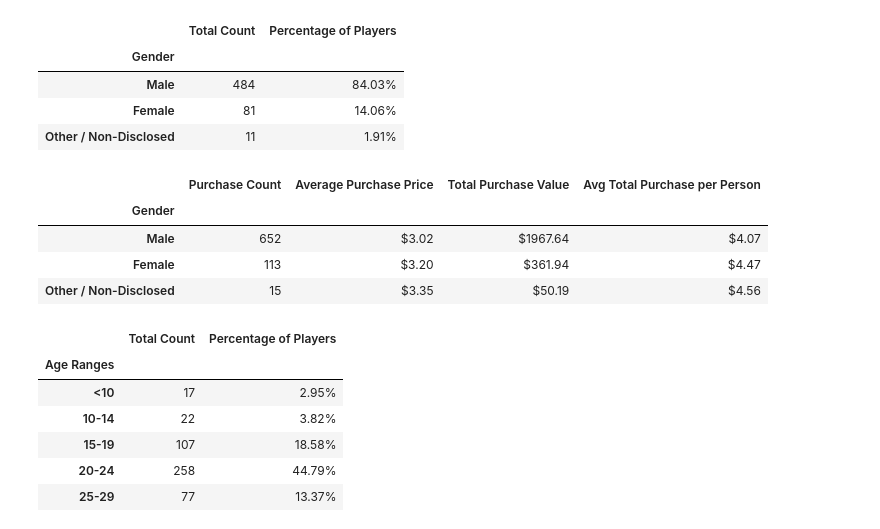
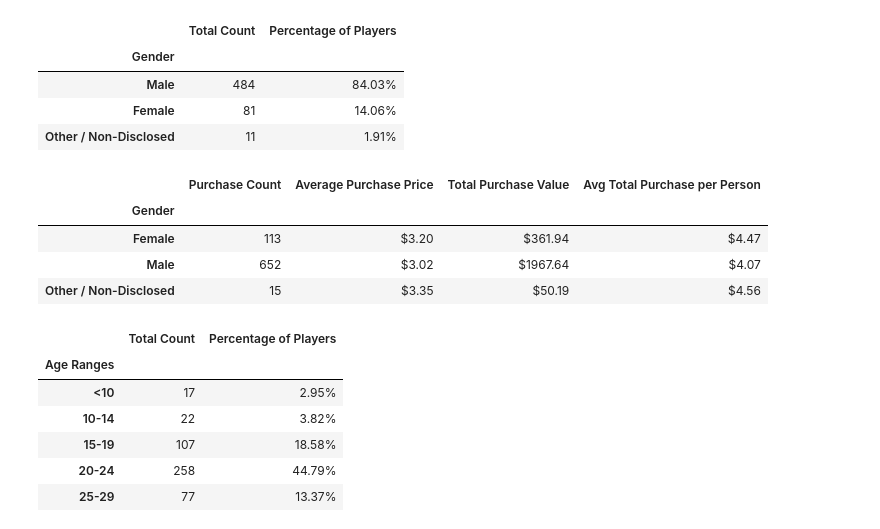
Before and after one commit to hannahduncan/pandas-challenge, a Jupyter notebook: HeroesOfPymoli/main.ipynb, the cells around one changed output. Drawn from its saved outputs; the diff is of its cells as text; code cells hidden in the pictures.

```diff
--- a/HeroesOfPymoli/main.ipynb
+++ b/HeroesOfPymoli/main.ipynb
@@ -129,39 +127,51 @@ gender_df
 | Other / Non-Disclosed | 11 | 1.91% |
 # %%
 #Purchasing Analysis (Gender)
+
+#Group game_df by Gender to produce Purchase Count
+gender_grouped_df = game_df.groupby("Gender")
+gender_grouped_df = gender_grouped_df.count()
+gender_grouped_df = gender_grouped_df.drop(["Purchase ID","Age","Item Name","Price","Item ID"],1)
+gender_grouped_df = gender_grouped_df.rename(columns={"SN":"Purchase Count"})
+
+#Locate each gender on game_df, then do calculations for avg, total, and avg total purchase
+
 malePurchases_df = game_df.loc[game_df["Gender"]=="Male",:]
 malePurchases = malePurchases_df["Item Name"].count()
 avgMalePrice = round(malePurchases_df["Price"].mean(),2)
 totalMalePrice = round(malePurchases_df["Price"].sum(),2)
 avgPricePerMale = round(totalMalePrice/maleCount,2)
 
 femalePurchases_df = game_df.loc[game_df["Gender"]=="Female",:]
 femalePurchases = femalePurchases_df["Item Name"].count()
 avgFemalePrice = round(femalePurchases_df["Price"].mean(),2)
 totalFemalePrice = round(femalePurchases_df["Price"].sum(),2)
 avgPricePerFemale = round(totalFemalePrice/femaleCount,2)
 
 otherPurchases_df = game_df.loc[game_df["Gender"]=="Other / Non-Disclosed",:]
 otherPurchases = otherPurchases_df["Item Name"].count()
 avgOtherPrice = round(otherPurchases_df["Price"].mean(),2)
 totalOtherPrice = round(otherPurchases_df["Price"].sum(),2)
 avgPricePerOther = round(totalOtherPrice/otherCount,2)
 
-gender_purchase_dicts = [{"Purchase Count": malePurchases, "Gender": "Male", "Average Purchase Price":avgMalePrice, "Total Purchase Value":totalMalePrice, "Avg Total Purchase per Person":avgPricePerMale},
-                        {"Purchase Count": femalePurchases, "Gender": "Female", "Average Purchase Price":avgFemalePrice, "Total Purchase Value":totalFemalePrice, "Avg Total Purchase per Person":avgPricePerFemale},
-                        {"Purchase Count": otherPurchases, "Gender": "Other / Non-Disclosed", "Average Purchase Price":avgOtherPrice, "Total Purchase Value":totalOtherPrice, "Avg Total Purchase per Person":avgPricePerOther}]
+#Store data into pandas DataFrame
+
+gender_purchase_dicts = [{"Gender": "Male", "Average Purchase Price":avgMalePrice, "Total Purchase Value":totalMalePrice, "Avg Total Purchase per Person":avgPricePerMale},
+                        {"Gender": "Female", "Average Purchase Price":avgFemalePrice, "Total Purchase Value":totalFemalePrice, "Avg Total Purchase per Person":avgPricePerFemale},
+                        {"Gender": "Other / Non-Disclosed", "Average Purchase Price":avgOtherPrice, "Total Purchase Value":totalOtherPrice, "Avg Total Purchase per Person":avgPricePerOther}]
 gender_purchase_df = pd.DataFrame(gender_purchase_dicts)
 gender_purchase_df = gender_purchase_df.set_index("Gender")
+grouped_gender_purchase_df = pd.merge(gender_grouped_df, gender_purchase_df, on = "Gender")
 
-gender_purchase_df["Average Purchase Price"] = gender_purchase_df["Average Purchase Price"].map("${:.2f}".format)
-gender_purchase_df["Total Purchase Value"] = gender_purchase_df["Total Purchase Value"].map("${:.2f}".format)
-gender_purchase_df["Avg Total Purchase per Person"] = gender_purchase_df["Avg Total Purchase per Person"].map("${:.2f}".format)
-gender_purchase_df
+grouped_gender_purchase_df["Average Purchase Price"] = grouped_gender_purchase_df["Average Purchase Price"].map("${:.2f}".format)
+grouped_gender_purchase_df["Total Purchase Value"] = grouped_gender_purchase_df["Total Purchase Value"].map("${:.2f}".format)
+grouped_gender_purchase_df["Avg Total Purchase per Person"] = grouped_gender_purchase_df["Avg Total Purchase per Person"].map("${:.2f}".format)
+grouped_gender_purchase_df
 # %% [output]
 |  | Purchase Count | Average Purchase Price | Total Purchase Value | Avg Total Purchase per Person |
 | Gender |  |  |  |  |
+| Female | 113 | $3.20 | $361.94 | $4.47 |
 | Male | 652 | $3.02 | $1967.64 | $4.07 |
-| Female | 113 | $3.20 | $361.94 | $4.47 |
 | Other / Non-Disclosed | 15 | $3.35 | $50.19 | $4.56 |
 # %%
 #Bin Age Ranges for all rows in game_df for Purchasing Analysis (Age)
```
Also changed, not shown: parts of 9 cells of this notebook.
